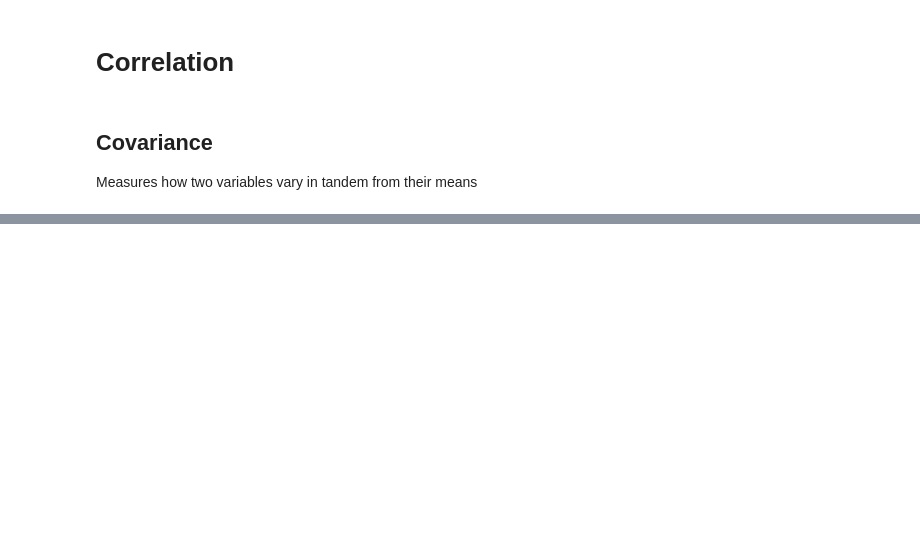
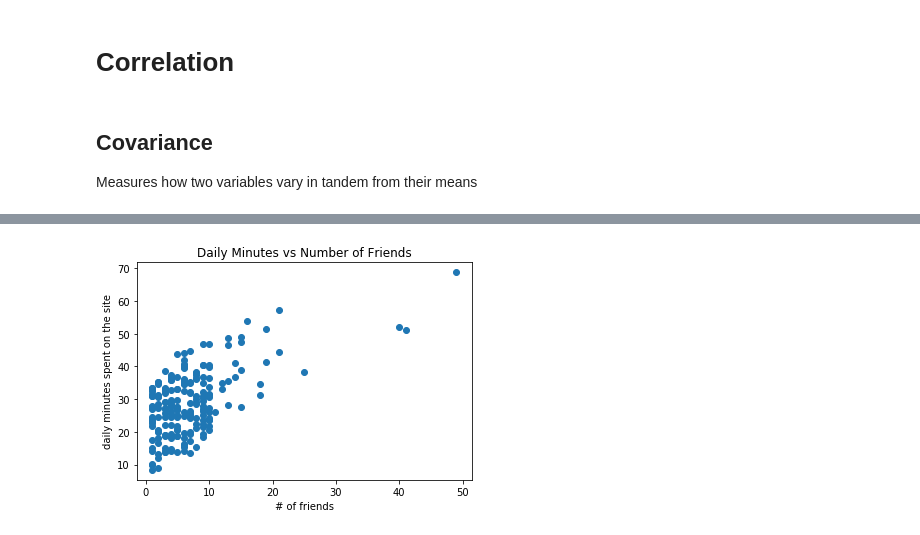
Before and after one commit to stigbd/dsfs, a Jupyter notebook: notebooks/Chapter_5_Statistics.ipynb, the cells around one changed output, grey strips where cells are left out. Saved outputs shown, nothing was run; the diff lists cells and outputs as text; code cells hidden in the pictures; blank space fills up the shorter version.

```diff
--- a/notebooks/Chapter_5_Statistics.ipynb
+++ b/notebooks/Chapter_5_Statistics.ipynb
@@ -142,0 +170,24 @@ assert 22.42 / 60 < covariance(num_friends, daily_hours) < 22.43 / 60
+# %%
+outlier = num_friends.index(100)   # index of outlier
+num_friends_good = [x
+                   for i, x in enumerate(num_friends)
+                   if i != outlier]
+daily_minutes_good = [x
+                   for i, x in enumerate(daily_minutes)
+                   if i != outlier]
+daily_hours_good = [dm / 60 for dm in daily_minutes_good]
+
+assert 0.57 < correlation(num_friends_good, daily_minutes_good) < 0.58
+assert 0.57 < correlation(num_friends_good, daily_hours_good) < 0.58
+# %%
+# Plotting minutes per day against # of friends after removing outlier
+from matplotlib import pyplot as plt
+
+plt.scatter(num_friends_good, daily_minutes_good)
+
+plt.title("Daily Minutes vs Number of Friends")
+plt.xlabel("# of friends")
+plt.ylabel("daily minutes spent on the site")
+plt.show()
+# %% [output]
+[figure, added]
```
Also changed, not shown: parts of 6 cells of this notebook, 1 other file.
